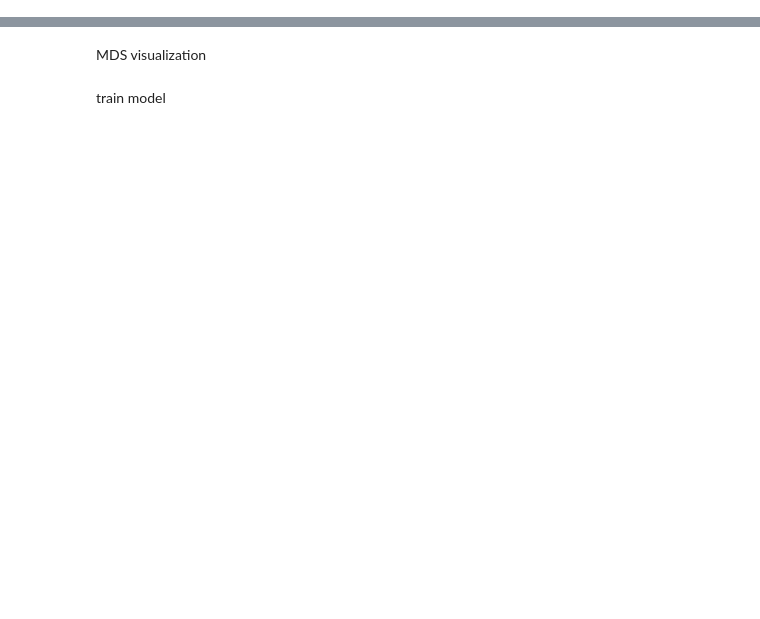
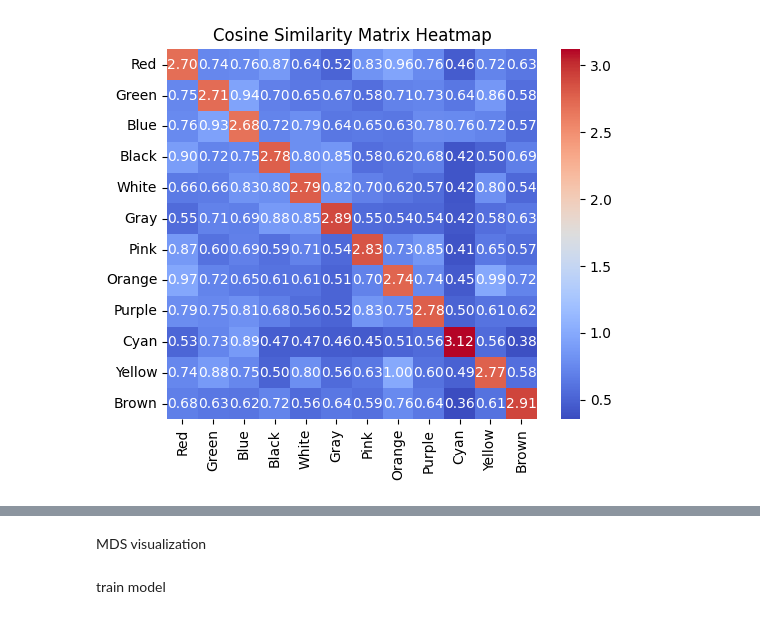
Before and after one commit to auto-Dog/name_estimator, a Jupyter notebook: embeddings/color-embeddings.ipynb, the cells around one changed output, grey strips where cells are left out. Saved outputs shown, nothing was run; the diff lists cells and outputs as text; code cells hidden in the pictures; blank space fills up the shorter version.

```diff
--- a/embeddings/color-embeddings.ipynb
+++ b/embeddings/color-embeddings.ipynb
@@ -61,12 +101,27 @@ plt.show()
 # %%
 import seaborn as sns
 import matplotlib.pyplot as plt
 from sklearn.metrics.pairwise import cosine_similarity
 
 X_data = np.array(list(color_and_embeddings.values()))
 cov_matrix = cosine_similarity(X_data)
-# 使用 Pandas 计算的协方差矩阵
-sns.heatmap(cov_matrix, annot=True, cmap='coolwarm', fmt='.2f', square=True)
+
+# infoNCE loss 形式处理
+dominator_by_row = np.sum(np.exp(cov_matrix/0.5),axis=1).reshape(-1,1)
+dominator = np.tile(dominator_by_row,reps=(1,len(dominator_by_row)))
+numerator = np.exp(cov_matrix/0.2)
+cov_matrix_infonce = numerator/dominator
+cov_df_infonce = pd.DataFrame(cov_matrix_infonce,
+                              columns=list(color_and_embeddings.keys()),
+                             index=list(color_and_embeddings.keys()))
+
+# cov_df_infonce = pd.DataFrame(cov_matrix,
+#                               columns=list(color_and_embeddings.keys()),
+#                              index=list(color_and_embeddings.keys()))
+# 展示协方差矩阵
+sns.heatmap(cov_df_infonce, annot=True, cmap='coolwarm', fmt='.2f', square=True)
 # 显示图形
 plt.title('Cosine Similarity Matrix Heatmap')
 plt.show()
+# %% [output]
+[figure, added]
```
Also changed, not shown: parts of 7 cells of this notebook, 2 other files.
